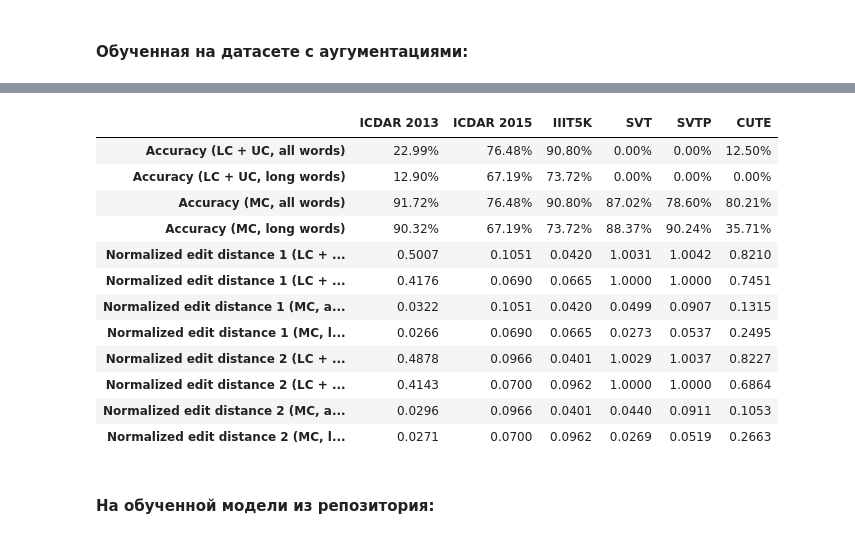
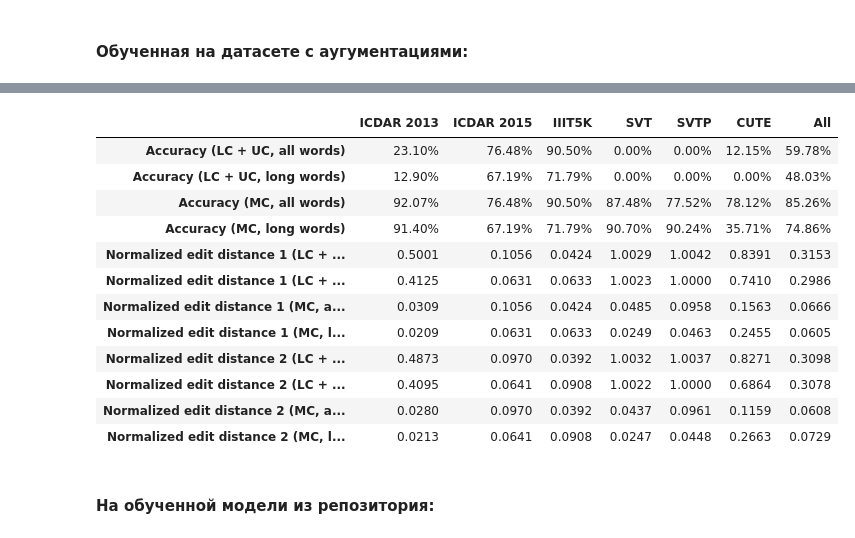
Before and after one commit to CV-NLP-Lab/PaddleOCR, a Jupyter notebook: results/srn_MJSST_results.ipynb, the cells around one changed output, grey strips where cells are left out. Saved outputs shown, nothing was run; the diff lists cells and outputs as text; code cells hidden in the pictures.

Commit message:
added alphabet to evaluation

```diff
--- a/results/srn_MJSST_results.ipynb
+++ b/results/srn_MJSST_results.ipynb
@@ -16,13 +16,16 @@ imgs_dirs = ('ic13/images', 'ic15/ch4_test_word_images_gt', 'iiit5k/test', 'svt/
 gt_paths = ('ic13/gt.txt', 'ic15/test_groundtruth_1811.txt', 'iiit5k/iiit5k_1k_test.txt',
             'svt/gt.txt', 'svt-perspective/gt.txt', 'cute/gt.txt')
 names = ('ICDAR 2013', 'ICDAR 2015', 'IIIT5K', 'SVT', 'SVTP', 'CUTE')
+sizes = (857, 1811, 3000, 647, 645, 288)
+
+alphabet = "0123456789abcdefghijklmnopqrstuvwxyz"
 # %%
 def get_results(config, checkout, predicts):
     results = {}
     for name, img_dir, gt_path in zip(names, imgs_dirs, gt_paths):
         print(name)
         !python3 tools/infer_rec.py -c $config -o Global.pretrained_model=$checkout Global.load_static_weights=false Global.infer_img=/home/pparamonov/data_clean/$img_dir > /dev/null
-        stat = general_stat(predicts, '/home/pparamonov/data_clean/' + gt_path)
+        stat = general_stat(predicts, '/home/pparamonov/data_clean/' + gt_path, alphabet=alphabet)
         results[name] = stat
         print()
     df = pd.DataFrame.from_dict(results).transpose()
@@ -34,6 +37,10 @@ def get_results(config, checkout, predicts):
     for column in acc_columns:
         df[column] *= 100
     df = df.transpose()
+    df['All'] = 0.0
+    for name, size in zip(names, sizes):
+        df['All'] += df[name] * size
+    df['All'] /= sum(sizes)
     return df.style.format('{:.4f}').format('{:.2f}%', subset=pd.IndexSlice[acc_columns, :])
 # %% [markdown]
 #### Обученная на датасете без аугументаций:
@@ -76,7 +83,7 @@ W0802 09:48:01.763875 1904482 device_context.cc:422] device: 0, cuDNN Version: 7
 #### Обученная на датасете с аугументациями:
 # %%
 get_results('configs/rec/srn_MJSST_aug_MC_Num.yml',
-            './output/rec/srn_MJSST_aug_MC_Num/best_accuracy',
+            './output/rec/srn_MJSST_aug_MC_Num/latest',
             'output/rec/predicts_srn_MJSST_aug_MC_Num.txt')
 # %% [output]
 ICDAR 2013
@@ -99,16 +106,16 @@ W0802 09:59:12.682457 2051430 device_context.cc:422] device: 0, cuDNN Version: 7
-|  | ICDAR 2013 | ICDAR 2015 | IIIT5K | SVT | SVTP | CUTE |
-| Accuracy (LC + UC, all words) | 22.99% | 76.48% | 90.80% | 0.00% | 0.00% | 12.50% |
-| Accuracy (LC + UC, long words) | 12.90% | 67.19% | 73.72% | 0.00% | 0.00% | 0.00% |
-| Accuracy (MC, all words) | 91.72% | 76.48% | 90.80% | 87.02% | 78.60% | 80.21% |
-| Accuracy (MC, long words) | 90.32% | 67.19% | 73.72% | 88.37% | 90.24% | 35.71% |
-| Normalized edit distance 1 (LC + ... | 0.5007 | 0.1051 | 0.0420 | 1.0031 | 1.0042 | 0.8210 |
-| Normalized edit distance 1 (LC + ... | 0.4176 | 0.0690 | 0.0665 | 1.0000 | 1.0000 | 0.7451 |
-| Normalized edit distance 1 (MC, a... | 0.0322 | 0.1051 | 0.0420 | 0.0499 | 0.0907 | 0.1315 |
-| Normalized edit distance 1 (MC, l... | 0.0266 | 0.0690 | 0.0665 | 0.0273 | 0.0537 | 0.2495 |
-| Normalized edit distance 2 (LC + ... | 0.4878 | 0.0966 | 0.0401 | 1.0029 | 1.0037 | 0.8227 |
-| Normalized edit distance 2 (LC + ... | 0.4143 | 0.0700 | 0.0962 | 1.0000 | 1.0000 | 0.6864 |
-| Normalized edit distance 2 (MC, a... | 0.0296 | 0.0966 | 0.0401 | 0.0440 | 0.0911 | 0.1053 |
-| Normalized edit distance 2 (MC, l... | 0.0271 | 0.0700 | 0.0962 | 0.0269 | 0.0519 | 0.2663 |
+|  | ICDAR 2013 | ICDAR 2015 | IIIT5K | SVT | SVTP | CUTE | All |
+| Accuracy (LC + UC, all words) | 23.10% | 76.48% | 90.50% | 0.00% | 0.00% | 12.15% | 59.78% |
+| Accuracy (LC + UC, long words) | 12.90% | 67.19% | 71.79% | 0.00% | 0.00% | 0.00% | 48.03% |
+| Accuracy (MC, all words) | 92.07% | 76.48% | 90.50% | 87.48% | 77.52% | 78.12% | 85.26% |
+| Accuracy (MC, long words) | 91.40% | 67.19% | 71.79% | 90.70% | 90.24% | 35.71% | 74.86% |
+| Normalized edit distance 1 (LC + ... | 0.5001 | 0.1056 | 0.0424 | 1.0029 | 1.0042 | 0.8391 | 0.3153 |
+| Normalized edit distance 1 (LC + ... | 0.4125 | 0.0631 | 0.0633 | 1.0023 | 1.0000 | 0.7410 | 0.2986 |
+| Normalized edit distance 1 (MC, a... | 0.0309 | 0.1056 | 0.0424 | 0.0485 | 0.0958 | 0.1563 | 0.0666 |
+| Normalized edit distance 1 (MC, l... | 0.0209 | 0.0631 | 0.0633 | 0.0249 | 0.0463 | 0.2455 | 0.0605 |
+| Normalized edit distance 2 (LC + ... | 0.4873 | 0.0970 | 0.0392 | 1.0032 | 1.0037 | 0.8271 | 0.3098 |
+| Normalized edit distance 2 (LC + ... | 0.4095 | 0.0641 | 0.0908 | 1.0022 | 1.0000 | 0.6864 | 0.3078 |
+| Normalized edit distance 2 (MC, a... | 0.0280 | 0.0970 | 0.0392 | 0.0437 | 0.0961 | 0.1159 | 0.0608 |
+| Normalized edit distance 2 (MC, l... | 0.0213 | 0.0641 | 0.0908 | 0.0247 | 0.0448 | 0.2663 | 0.0729 |
 # %% [markdown]
 #### На обученной модели из репозитория:
 # %%
```
Also changed, not shown: parts of 3 cells of this notebook, 2 other files.
